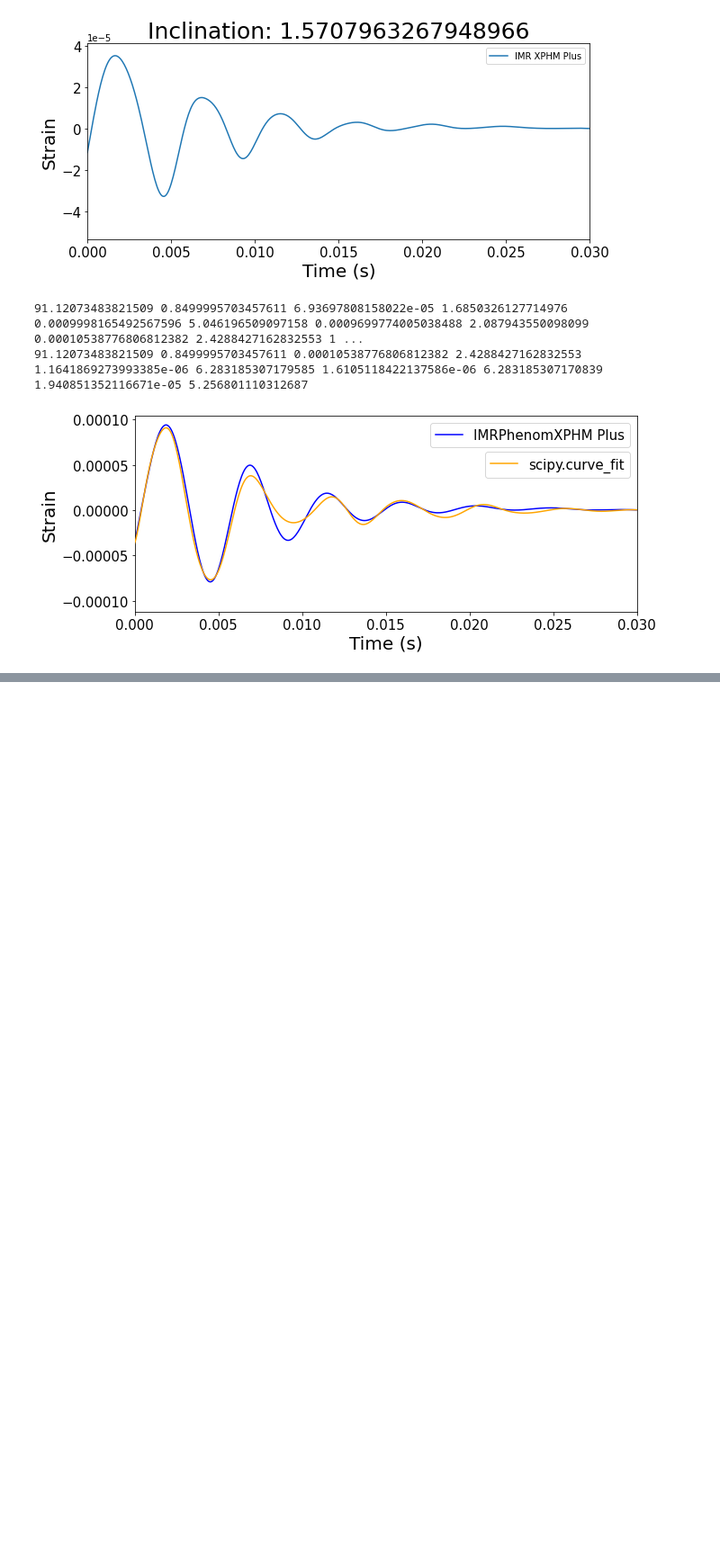
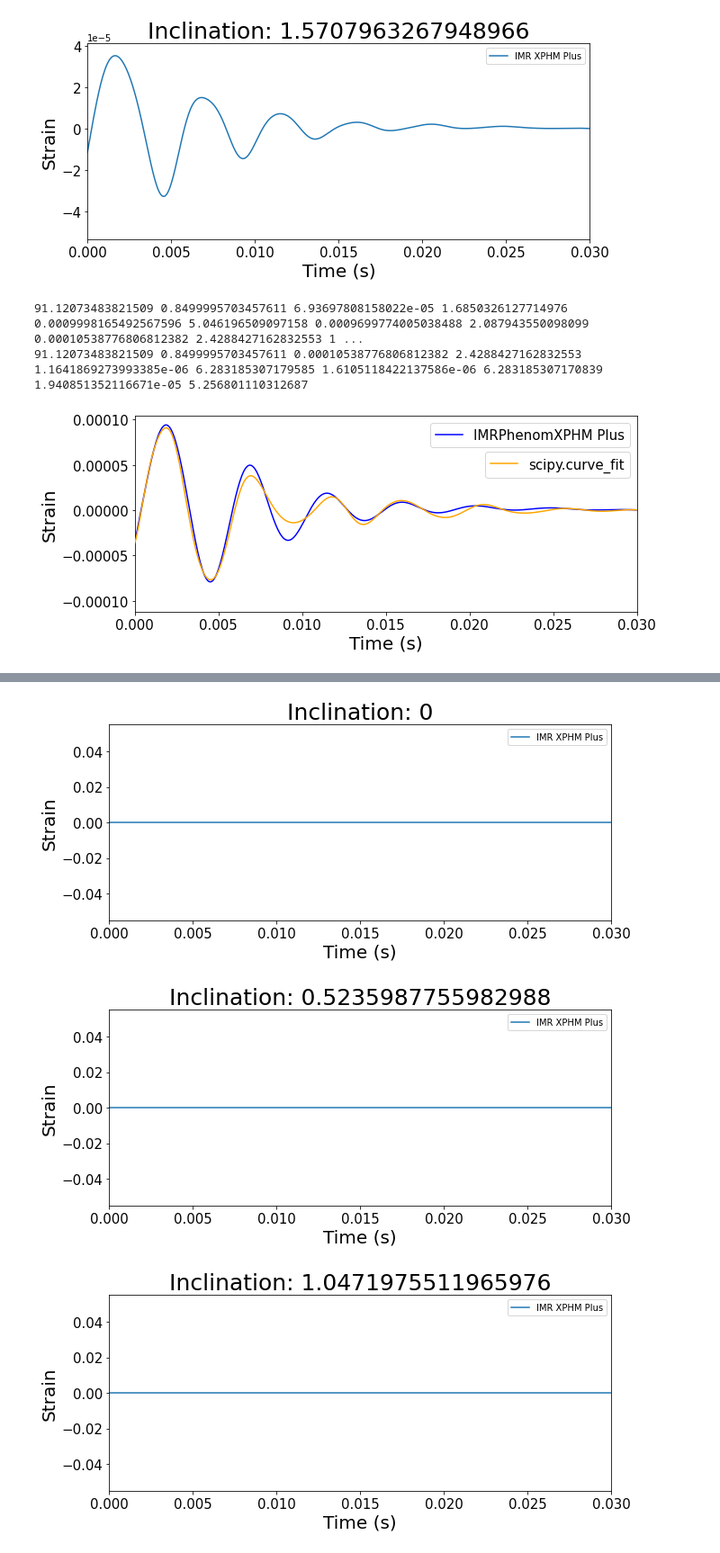
Before and after one commit to rachelmechum/ringdown_qnms, a Jupyter notebook: clean_XPHM.ipynb, the cells around one changed output, grey strips where cells are left out. Shown at 90% size. Drawn from its saved outputs; the diff is of its cells as text; code cells hidden in the pictures; blank space fills up the shorter version.

Commit message:
mode problems

```diff
--- a/clean_XPHM.ipynb
+++ b/clean_XPHM.ipynb
@@ -461,0 +458,6 @@ for i in inclination:
+# %%
+modes(2,1)
+# %% [output]
+[figure, added]
+[figure, added]
+[figure, added]
```
Also changed, not shown: parts of 15 cells of this notebook.
